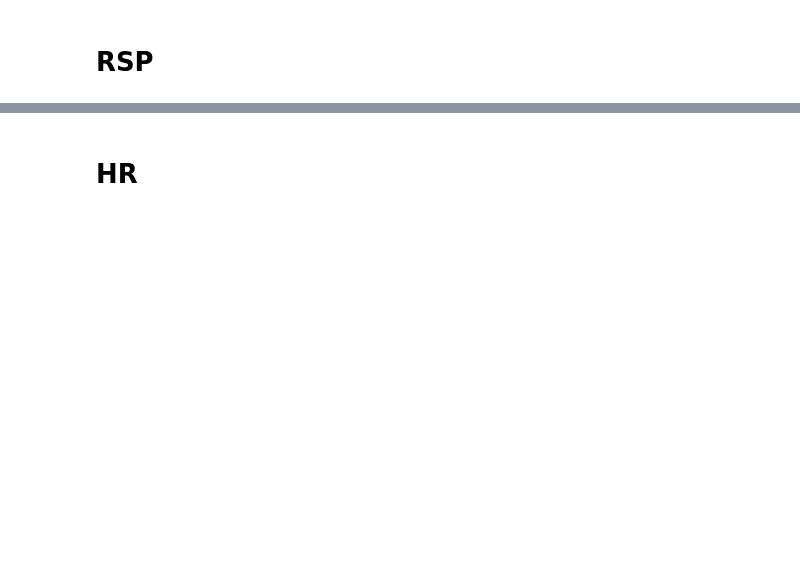
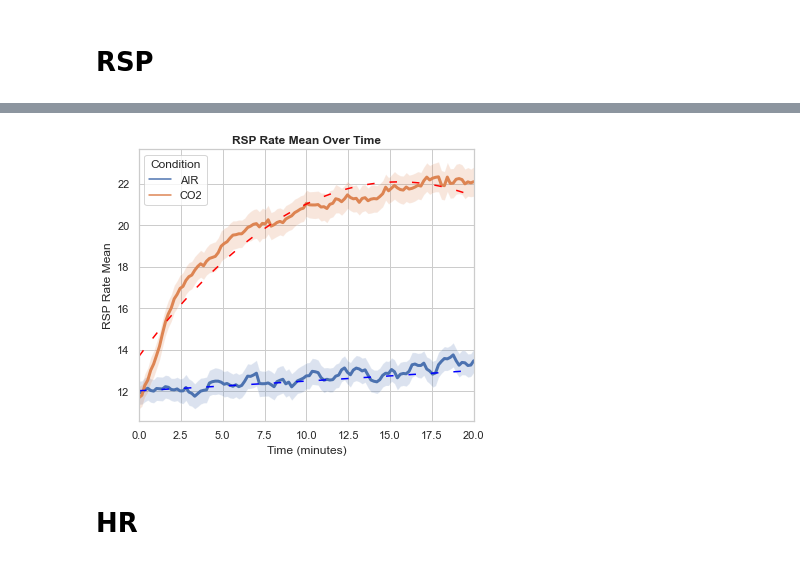
Before and after one commit to michalgnacek/co2-study, a Jupyter notebook: notebooks/3_statistics.ipynb, the cells around one changed output, grey strips where cells are left out. Cells and saved outputs as stored; diff of their text form; code cells hidden in the pictures; blank space fills up the shorter version.

```diff
--- a/notebooks/3_statistics.ipynb
+++ b/notebooks/3_statistics.ipynb
@@ -92,0 +151,2 @@ plot_segment_violin(rsp_data_segments, 'RSP_Rate_Mean', 'Mean Respiratory Rate f
+# %%
+air_prediction_line, co2_prediction_line = Tests.regression_tests_polynomial(rsp_air_windows, rsp_co2_windows, rsp_data_windows, 'RSP_Rate_Mean', 2)
@@ -93,2 +171,4 @@ plot_segment_violin(rsp_data_segments, 'RSP_Rate_Mean', 'Mean Respiratory Rate f
 # %%
-plot_features_time_series(gas_inhalation_windows, 'RSP_Rate_Mean', 'RSP Rate Mean Over Time', 'Time (minutes)', 'RSP Rate Mean', os.path.join(notebook_temp_dir, "RSP_mean_over_time"))
+plot_features_time_series(gas_inhalation_windows, 'RSP_Rate_Mean', 'RSP Rate Mean Over Time', 'Time (minutes)', 'RSP Rate Mean', os.path.join(notebook_temp_dir, "RSP_mean_over_time"), air_prediction_line, co2_prediction_line)
+# %% [output]
+[figure, added]
```
Also changed, not shown: parts of 31 cells of this notebook, 2 other files.
